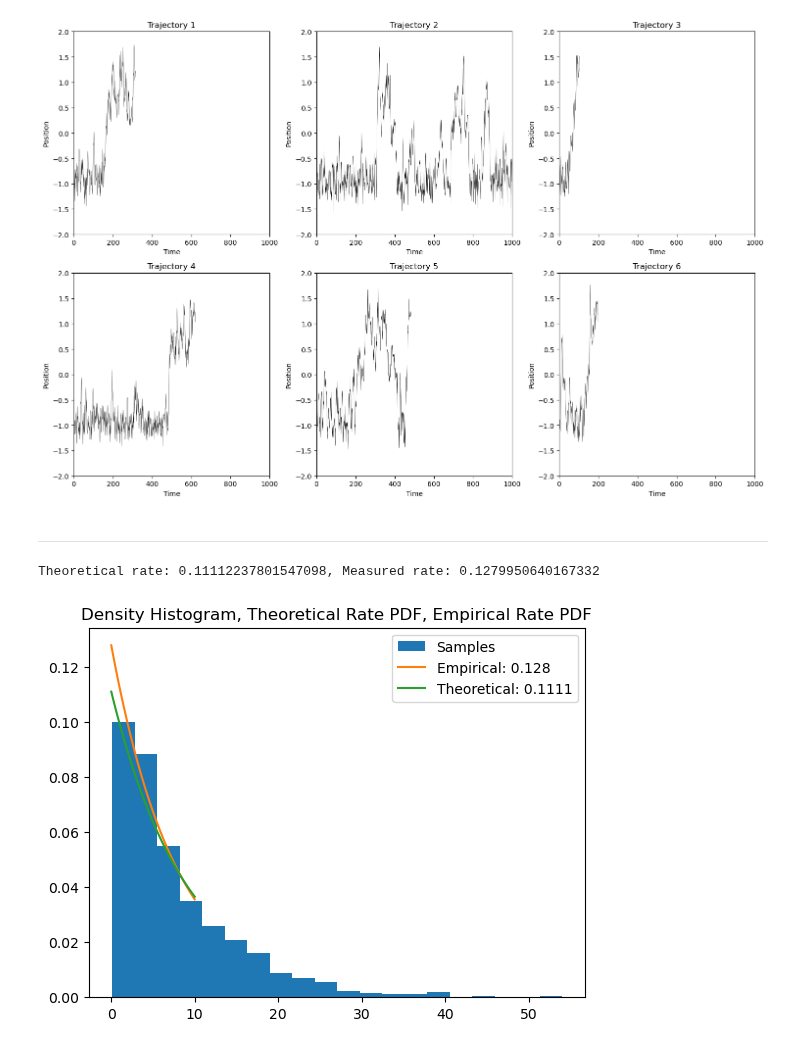
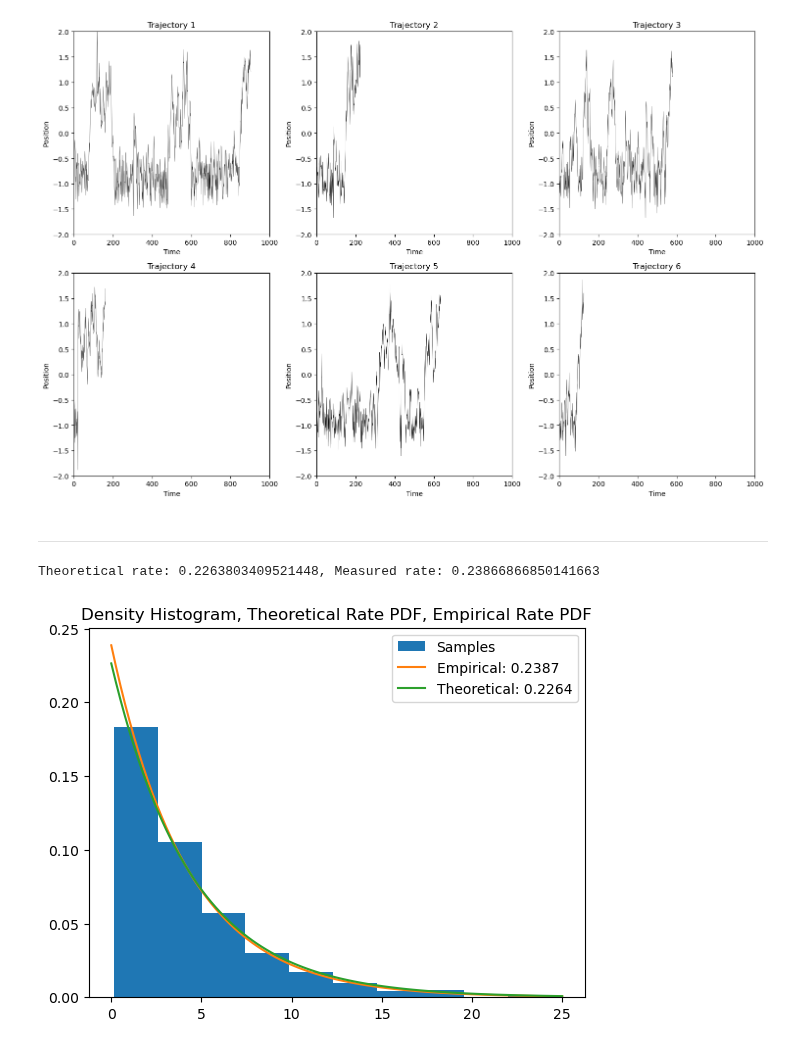
Before and after one commit to abhirao-03/stochastic-resonance, a Jupyter notebook: standalone_notebooks/distribution_tester.ipynb, the cells around one changed output. Drawn from its saved outputs; the diff is of its cells as text; code cells hidden in the pictures.

Commit message:
working for jumps

```diff
--- a/standalone_notebooks/distribution_tester.ipynb
+++ b/standalone_notebooks/distribution_tester.ipynb
@@ -16,7 +16,7 @@ shallow = False
 x_init = 1 if shallow else -1
 well_depth = 1.17 if shallow else 4.29
 
-jump_mult = 2.096
+jump_mult = 3.1
 t = np.linspace(0, time_horizon, num_steps)
 epsilon = (well_depth * 2 / np.log(time_horizon)) * jump_mult
 # %%
@@ -39,7 +39,7 @@ def mu(x, t):
 def sigma(x, t):
     return epsilon ** (1/2)
 # %%
-def simulate(x_init, dt, num_trajectories, num_steps, time_vec, noise, jump_threshold=1, delta=12):
+def simulate(x_init, dt, num_trajectories, num_steps, time_vec, noise, jump_threshold=1, delta=10):
     jump_times = np.empty((num_trajectories,))
     # Store multiple trajectories
     trajectories = np.zeros((num_trajectories, num_steps))
@@ -118,7 +118,7 @@ for i in range(6):
 plt.tight_layout()
 plt.show()
 # %% [output]
-[figure, old version]
+[figure, new version]
 # %% [markdown]
 ---
 # %%
@@ -126,19 +126,19 @@ theoretical_rate = 1/(np.exp(well_depth * 2/epsilon))
 rate = 1/np.mean(data)
 print(f"Theoretical rate: {theoretical_rate}, Measured rate: {rate}")
 # %% [output]
-Theoretical rate: 0.11112237801547098, Measured rate: 0.1279950640167332
+Theoretical rate: 0.2263803409521448, Measured rate: 0.23866866850141663
 # %%
-x = np.linspace(0, 10, 100)
+x = np.linspace(0, 25, 100)
 y = rate * np.exp(-rate * x)
 
-plt.hist(data, density=True, bins=20, label='Samples')
+plt.hist(data, density=True, bins=10, label='Samples')
 plt.plot(x, y, label=f'Empirical: {np.round(rate, 4)}')
 plt.plot(x, theoretical_rate * np.exp(-theoretical_rate * x), label=f'Theoretical: {np.round(theoretical_rate, 4)}')
 plt.title('Density Histogram, Theoretical Rate PDF, Empirical Rate PDF')
 plt.legend()
 plt.show()
 # %% [output]
-[figure, old version]
+[figure, new version]
 # %%
 def exp_cdf(x, rate=theoretical_rate):
     return 1 - np.exp(-rate * x)
```
Also changed, not shown: parts of 6 cells of this notebook, 1 other file.
